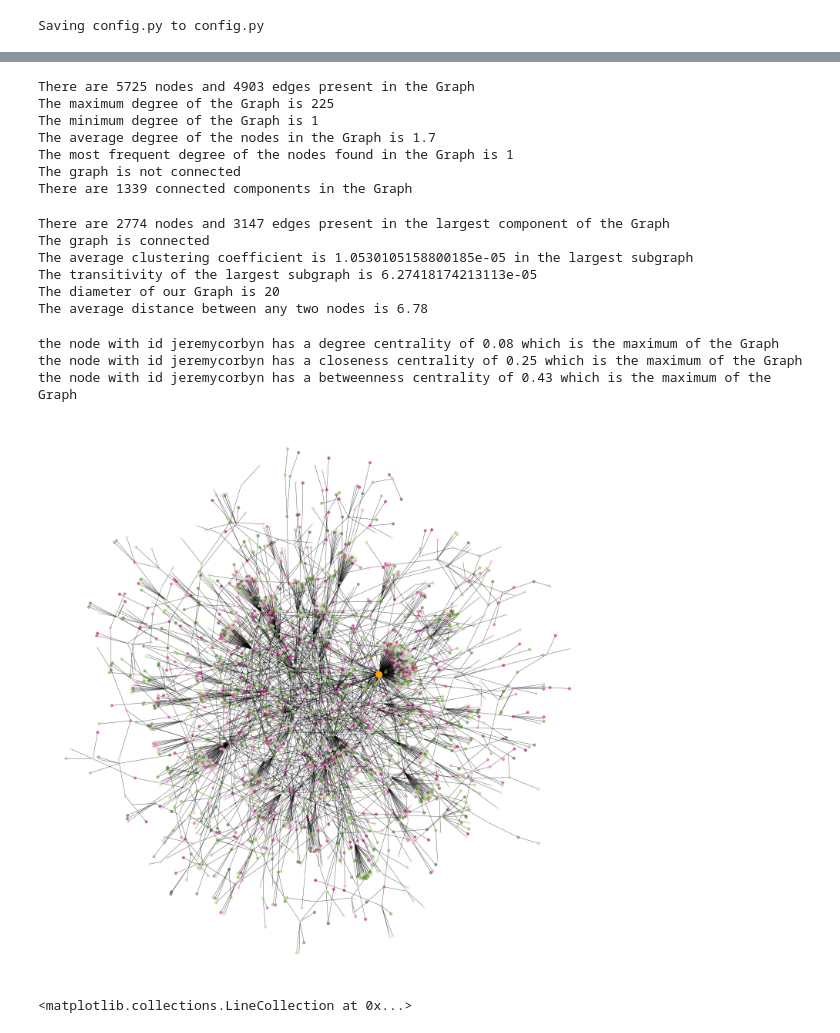
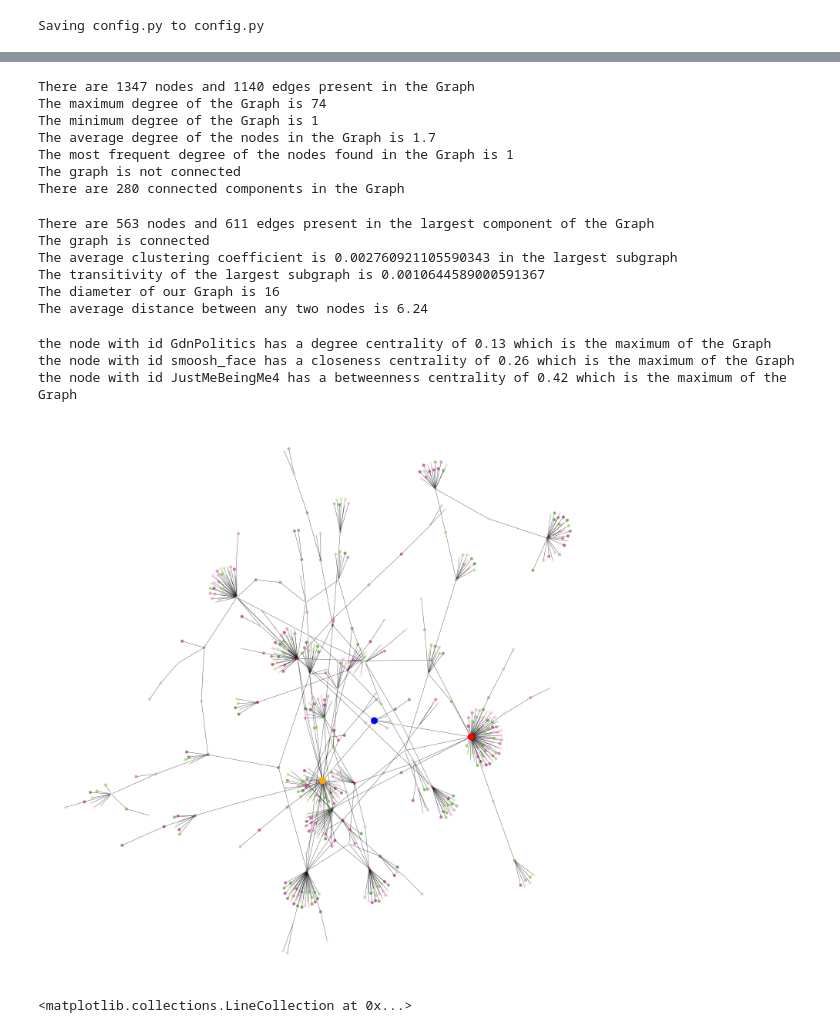
Before and after one commit to ab17254/dissertation, a Jupyter notebook: analysis.ipynb, the cells around one changed output, grey strips where cells are left out. Cells and saved outputs as stored; diff of their text form; code cells hidden in the pictures.

```diff
--- a/analysis.ipynb
+++ b/analysis.ipynb
@@ -72,7 +73,7 @@ twitter_app_auth = {
     'access_token_secret': access_token_secret,
   }
 # %%
-pol_df = pd.read_csv('/content/data/clean_twitter_data/all_2019.csv', index_col=0)
+pol_df = pd.read_csv('/content/data/bots/bots.csv', index_col=0)
 # %%
 pol_df.isnull().sum()
 # %% [output]
@@ -145,5 +144,5 @@ interactions_sample = interactions_df.sample(n=5000)
 # %%
-graph = nx.from_pandas_edgelist(interactions_sample, 'user_username', 'quotedTweet_username')
+graph = nx.from_pandas_edgelist(interactions_df, 'user_username', 'quotedTweet_username')
 pos = nx.spring_layout(graph)
 # %%
 f, ax = plt.subplots(figsize=(10, 10))
@@ -169,13 +168,13 @@ else:
     print("The graph is not connected")
 print(f"There are {nx.number_connected_components(graph)} connected components in the Graph")
 # %% [output]
-There are 5725 nodes and 4903 edges present in the Graph
-The maximum degree of the Graph is 225
+There are 1347 nodes and 1140 edges present in the Graph
+The maximum degree of the Graph is 74
 The minimum degree of the Graph is 1
 The average degree of the nodes in the Graph is 1.7
 The most frequent degree of the nodes found in the Graph is 1
 The graph is not connected
-There are 1339 connected components in the Graph
+There are 280 connected components in the Graph
 # %%
 largest_subgraph=list(graph.subgraph(c) for c in nx.connected_components(graph))[0]
 print(f"There are {largest_subgraph.number_of_nodes()} nodes and {largest_subgraph.number_of_edges()} \
@@ -191,12 +190,12 @@ print(f"The transitivity of the largest subgraph is {nx.transitivity(largest_sub
 print(f"The diameter of our Graph is {nx.diameter(largest_subgraph)}")
 print(f"The average distance between any two nodes is {nx.average_shortest_path_length(largest_subgraph):.2f}")
 # %% [output]
-There are 2774 nodes and 3147 edges present in the largest component of the Graph
+There are 563 nodes and 611 edges present in the largest component of the Graph
 The graph is connected
-The average clustering coefficient is 1.0530105158800185e-05 in the largest subgraph
-The transitivity of the largest subgraph is 6.27418174213113e-05
-The diameter of our Graph is 20
-The average distance between any two nodes is 6.78
+The average clustering coefficient is 0.002760921105590343 in the largest subgraph
+The transitivity of the largest subgraph is 0.0010644589000591367
+The diameter of our Graph is 16
+The average distance between any two nodes is 6.24
 # %%
 graph_centrality = nx.degree_centrality(largest_subgraph)
 max_de = max(graph_centrality.items(), key=itemgetter(1))
@@ -208,21 +207,21 @@ print(f"the node with id {max_de[0]} has a degree centrality of {max_de[1]:.2f}
 print(f"the node with id {max_clo[0]} has a closeness centrality of {max_clo[1]:.2f} which is the maximum of the Graph")
 print(f"the node with id {max_bet[0]} has a betweenness centrality of {max_bet[1]:.2f} which is the maximum of the Graph")
 # %% [output]
-the node with id jeremycorbyn has a degree centrality of 0.08 which is the maximum of the Graph
-the node with id jeremycorbyn has a closeness centrality of 0.25 which is the maximum of the Graph
-the node with id jeremycorbyn has a betweenness centrality of 0.43 which is the maximum of the Graph
+the node with id GdnPolitics has a degree centrality of 0.13 which is the maximum of the Graph
+the node with id smoosh_face has a closeness centrality of 0.26 which is the maximum of the Graph
+the node with id JustMeBeingMe4 has a betweenness centrality of 0.42 which is the maximum of the Graph
 # %%
 node_and_degree = largest_subgraph.degree()
-colors_central_nodes = ['orange']
-central_nodes = ['jeremycorbyn']
+colors_central_nodes = ['orange', 'red', 'blue']
+central_nodes = ['JustMeBeingMe4', 'GdnPolitics', 'smoosh_face']
 pos = nx.spring_layout(largest_subgraph, k=0.05)
 # %%
 plt.figure(figsize = (20,20))
-nx.draw(largest_subgraph, pos=pos, node_color=range(2774), cmap=plt.cm.PiYG, edge_color="black", linewidths=0.3, node_size=60, alpha=0.6, with_labels=False)
+nx.draw(largest_subgraph, pos=pos, node_color=range(563), cmap=plt.cm.PiYG, edge_color="black", linewidths=0.3, node_size=60, alpha=0.6, with_labels=False)
 nx.draw_networkx_nodes(largest_subgraph, pos=pos, nodelist=central_nodes, node_size=300, node_color=colors_central_nodes)
 plt.show()
 # %% [output]
-[figure, old version]
+[figure, new version]
 # %%
 from community import community_louvain
 partition = community_louvain.best_partition(largest_subgraph)
```
Also changed, not shown: parts of 17 cells of this notebook.
